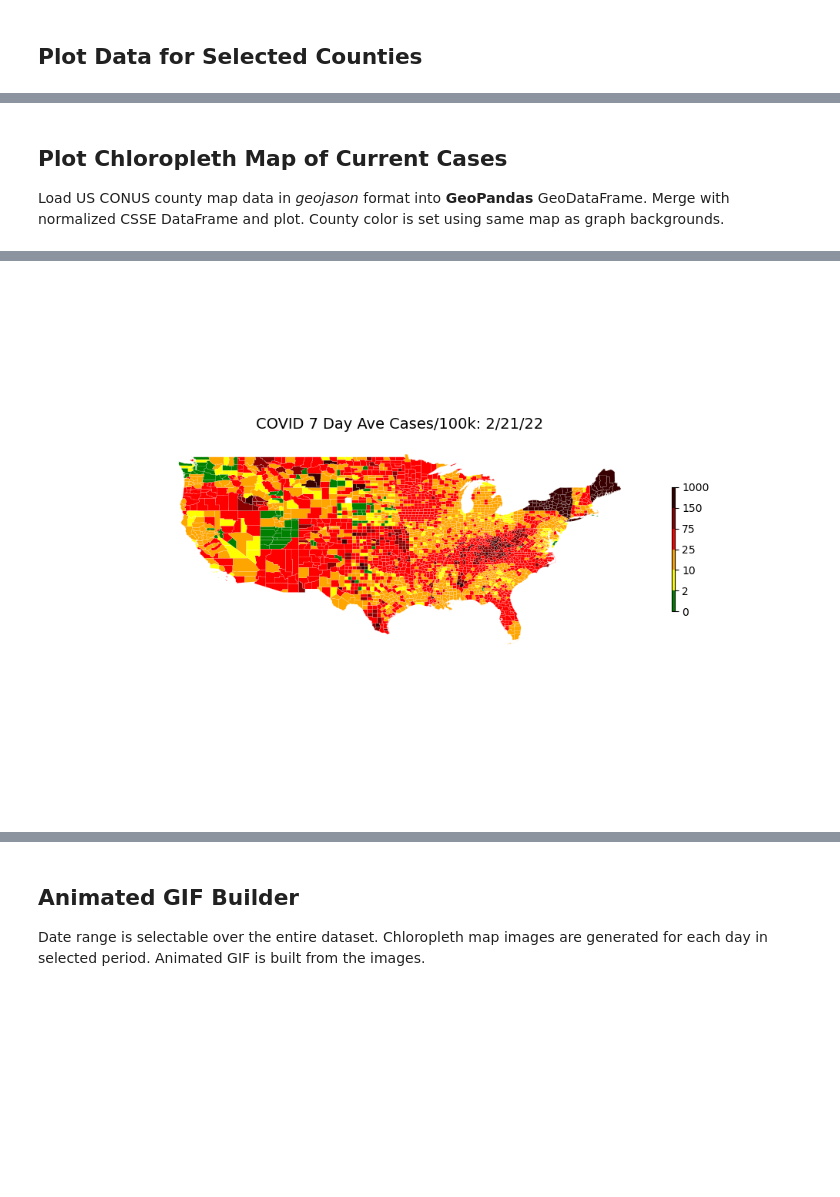
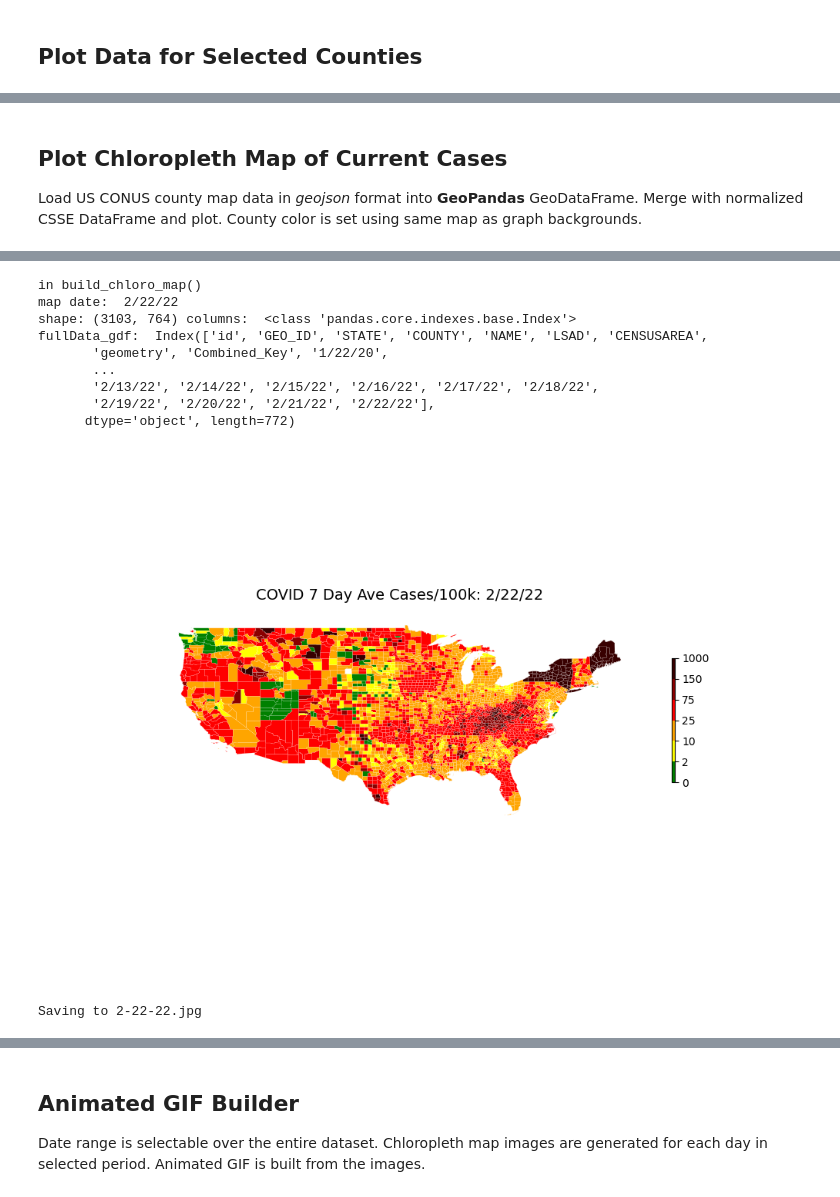
Before and after one commit to ptdoerr/COVIDdashboard, a Jupyter notebook: notebooks/CSSE COVID Dashboard.ipynb, the cells around one changed output, grey strips where cells are left out. Saved outputs shown, nothing was run; the diff lists cells and outputs as text; code cells hidden in the pictures; blank space fills up the shorter version.

```diff
--- a/notebooks/CSSE COVID Dashboard.ipynb
+++ b/notebooks/CSSE COVID Dashboard.ipynb
@@ -310,6 +319,6 @@ csse_counties_norm_cases_df:  (109, 3)
 # %% [markdown]
 ## Plot Chloropleth Map of Current Cases
-Load US CONUS county map data in _geojason_ format into __GeoPandas__ GeoDataFrame. Merge with normalized CSSE DataFrame and plot. County color is set using same map as graph backgrounds.
+Load US CONUS county map data in _geojson_ format into __GeoPandas__ GeoDataFrame. Merge with normalized CSSE DataFrame and plot. County color is set using same map as graph backgrounds.
 # %%
 map_fig, map_ax = plt.subplots(1, 1, figsize=(10, 7))
 map_out = widgets.Output(layout={'border': '1px solid black', 'height':'200px',
@@ -317,7 +326,7 @@ map_out = widgets.Output(layout={'border': '1px solid black', 'height':'200px',
 
 display(map_out)
 
-@map_out.capture()
+
 def build_chloro_map():
     print('in build_chloro_map()')
     global csse_full_counties_norm_cases_df
@@ -423,31 +432,41 @@ def plot_map(date, combined_df, fig, ax):
 
     print('Saving to ' +fname)
 
     fig.savefig(path +fname)
 
 #build animated gif of map images from sorted list of dates
 def build_animated_gif(date_list, duration):
     print('building animated gif...')
     frame_dir = '../data/map-images/'
     output_dir = '../data/'
     output_fname = output_dir +'animated-covid-map.gif'
 
     frames = []
 
     for date in date_list:
         image_fname = frame_dir +date.replace('/', '-') +'.jpg'
         frames.append(Image.open(image_fname))
 
     #frames = [Image.open(image) for image in glob.glob(f"{frame_dir}/*.JPG")]
     frame_one = frames[0]
     frame_one.save(output_fname, format="GIF", append_images=frames,
                save_all=True, duration=duration, loop=0)
     print("generated file" +output_fname)
 
 
 #calculate_full_rolling_averages_with_fips_index()
 
 build_chloro_map()
 # %% [output]
 [interactive output not drawn]
+in build_chloro_map()
+map date:  2/22/22
+shape: (3103, 764) columns:  <class 'pandas.core.indexes.base.Index'>
+fullData_gdf:  Index(['id', 'GEO_ID', 'STATE', 'COUNTY', 'NAME', 'LSAD', 'CENSUSAREA',
+       'geometry', 'Combined_Key', '1/22/20',
+       ...
+       '2/13/22', '2/14/22', '2/15/22', '2/16/22', '2/17/22', '2/18/22',
+       '2/19/22', '2/20/22', '2/21/22', '2/22/22'],
+      dtype='object', length=772)
-[figure, old version]
+[figure, new version]
+Saving to 2-22-22.jpg
```
Also changed, not shown: parts of 5 cells of this notebook, 1 other file.
